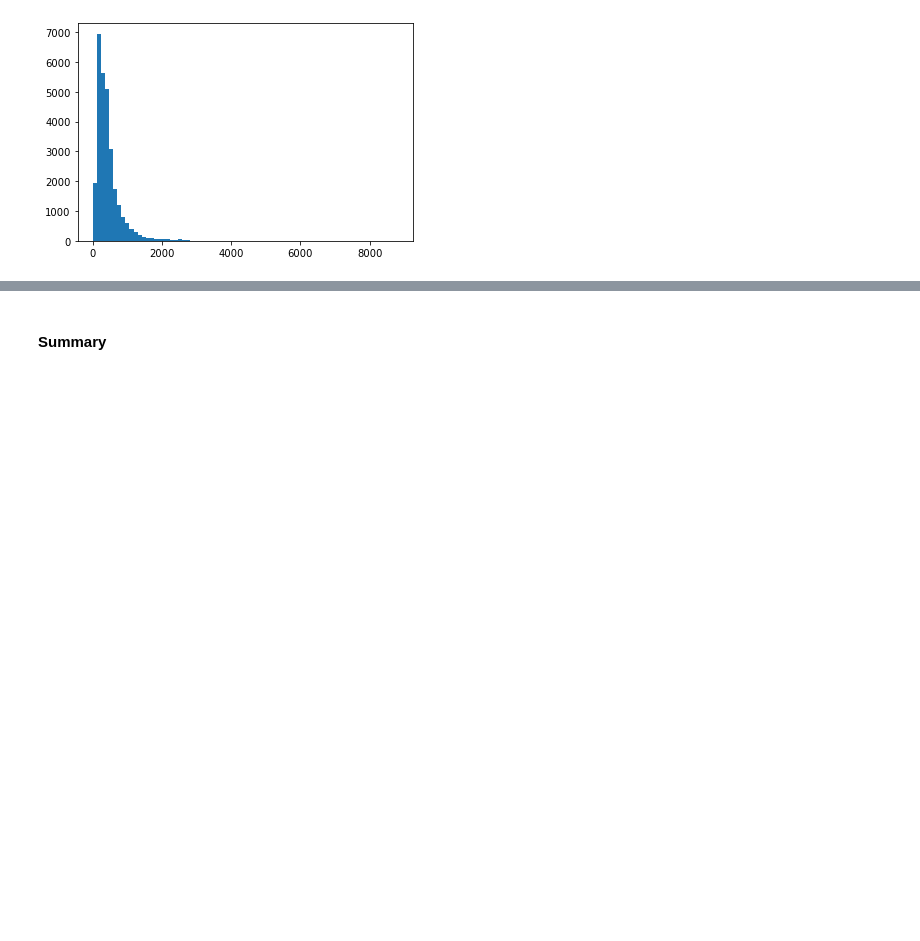
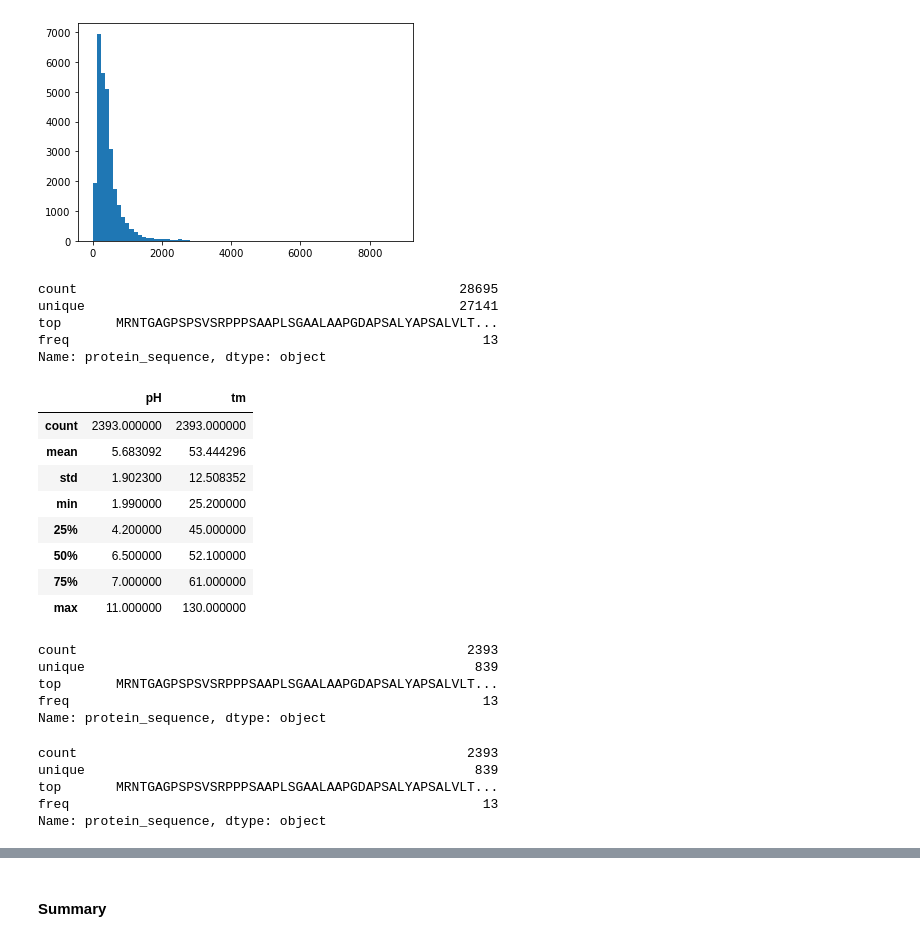
Before and after one commit to alexesperanca/SIB_G4, a Jupyter notebook: Monica_notebook.ipynb, the cells around one changed output, grey strips where cells are left out. Saved outputs shown, nothing was run; the diff lists cells and outputs as text; code cells hidden in the pictures; blank space fills up the shorter version.

```diff
--- a/Monica_notebook.ipynb
+++ b/Monica_notebook.ipynb
@@ -352,3 +362,11 @@ plt.show()
 #adicionar titulos aos eixos e grafico
 # %% [output]
 [figure]
+# %%
+print(pd.Series(train.protein_sequence).describe())
+# %% [output]
+count                                                 28695
+unique                                                27141
+top       MRNTGAGPSPSVSRPPPSAAPLSGAALAAPGDAPSALYAPSALVLT...
+freq                                                     13
+Name: protein_sequence, dtype: object
@@ -354,0 +375,20 @@ plt.show()
+# %%
+prot_dup.describe()
+# %% [output]
+|  | pH | tm |
+| count | 2393.000000 | 2393.000000 |
+| mean | 5.683092 | 53.444296 |
+| std | 1.902300 | 12.508352 |
+| min | 1.990000 | 25.200000 |
+| 25% | 4.200000 | 45.000000 |
+| 50% | 6.500000 | 52.100000 |
+| 75% | 7.000000 | 61.000000 |
+| max | 11.000000 | 130.000000 |
+# %%
+prot_dup.protein_sequence.describe()
+# %% [output]
+count                                                  2393
+unique                                                  839
+top       MRNTGAGPSPSVSRPPPSAAPLSGAALAAPGDAPSALYAPSALVLT...
+freq                                                     13
+Name: protein_sequence, dtype: object
@@ -354,0 +397,8 @@ plt.show()
+# %%
+prot_dup.protein_sequence.describe()
+# %% [output]
+count                                                  2393
+unique                                                  839
+top       MRNTGAGPSPSVSRPPPSAAPLSGAALAAPGDAPSALYAPSALVLT...
+freq                                                     13
+Name: protein_sequence, dtype: object
```
Also changed, not shown: parts of 14 cells of this notebook, 8 other files.
